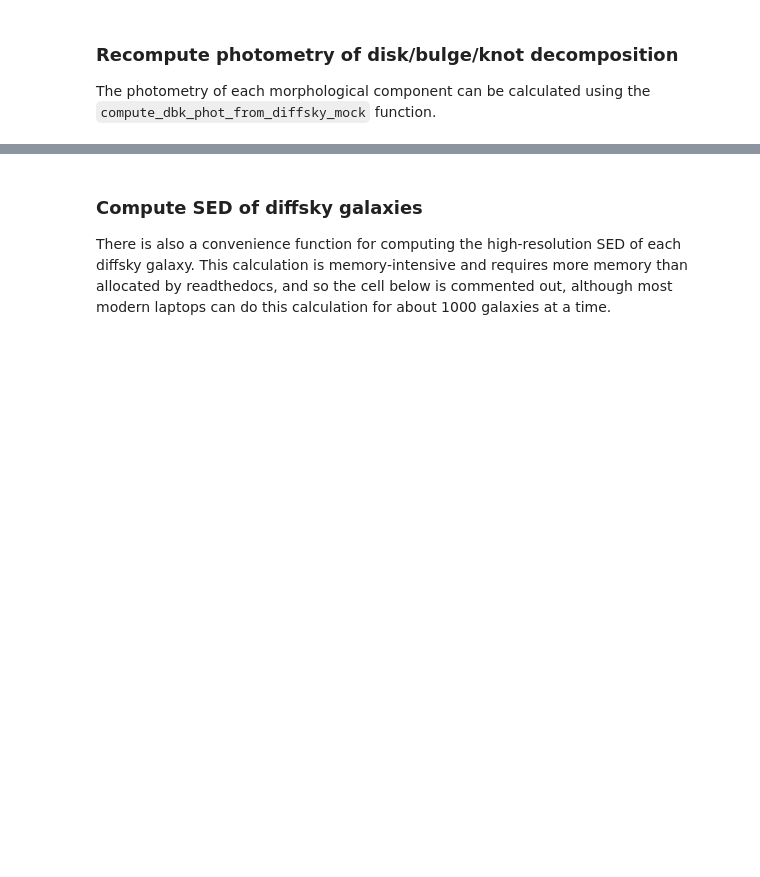
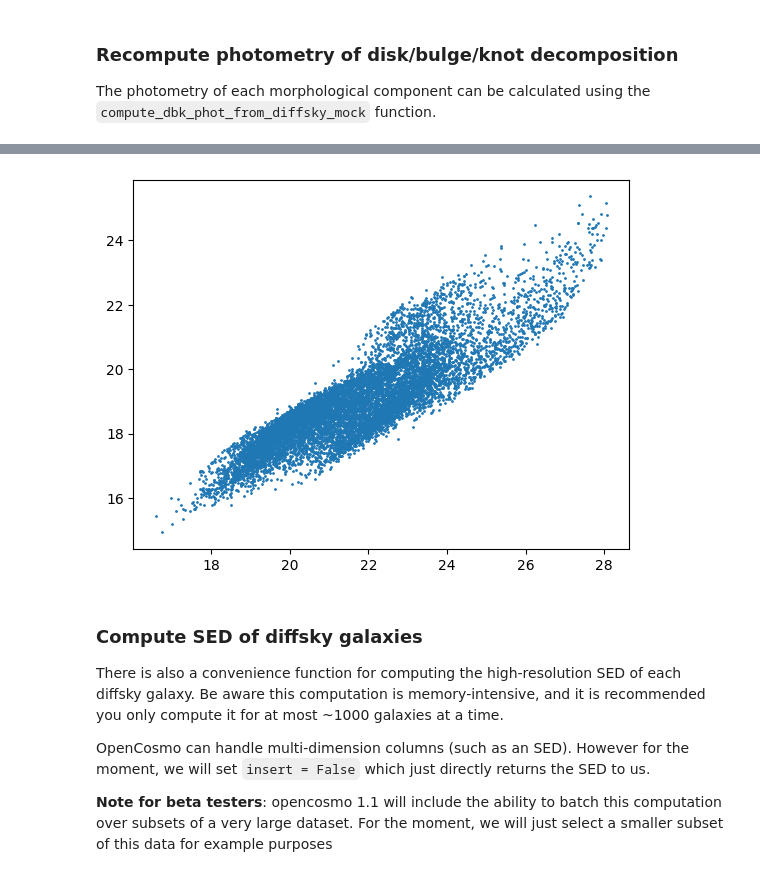
Before and after one commit to ArgonneCPAC/diffsky, a Jupyter notebook: docs/source/demo_diffsky_recompute_from_mock.ipynb, the cells around one changed output, grey strips where cells are left out. Cells and saved outputs as stored; diff of their text form; code cells hidden in the pictures; blank space fills up the shorter version.

```diff
--- a/docs/source/demo_diffsky_recompute_from_mock.ipynb
+++ b/docs/source/demo_diffsky_recompute_from_mock.ipynb
@@ -28,4 +57,4 @@ Additionally, the :code:`load_diffsky_mock` function returns auxilliary data whi
 # %%
-print("Columns:", catalog.columns)
-print("Transmission curves:", aux_data["tcurves"]._fields)
+catalog = catalog.with_redshift_range(0.1, 0.2).take(10_000)
+catalog
 # %% [output]
@@ -43,0 +82,6 @@ assert np.allclose(exisiting_photometry['lsst_i'], computed_photometry['lsst_i']
+# %%
+from diffsky.data_loaders.opencosmo_utils import compute_phot_from_diffsky_mock
+catalog = compute_phot_from_diffsky_mock(catalog, aux_data, bands = ["lsst_u", "lsst_i"], insert = True)
+photometry = catalog.select(("lsst_u", "lsst_i", "lsst_u_new", "lsst_i_new")).get_data("numpy")
+assert np.allclose(photometry['lsst_u'], photometry['lsst_u_new'], atol=1e-2)
+assert np.allclose(photometry['lsst_i'], photometry['lsst_i_new'], atol=1e-2)
@@ -47,8 +93,8 @@ assert np.allclose(exisiting_photometry['lsst_i'], computed_photometry['lsst_i']
 The photometry of each morphological component can be calculated using the `compute_dbk_phot_from_diffsky_mock` function.
 # %%
 from diffsky.data_loaders.opencosmo_utils import compute_dbk_phot_from_diffsky_mock
-computed_dbk_photometry = compute_dbk_phot_from_diffsky_mock(catalog, aux_data, z_phot_table, bands = ["lsst_u", "lsst_i"], insert = False)
-exisiting_bulge_photometry = catalog.select(("lsst_u_bulge", "lsst_i_bulge")).get_data("numpy")
+catalog = compute_dbk_phot_from_diffsky_mock(catalog, aux_data, bands = ["lsst_u", "lsst_i"], insert = True)
+photometry = catalog.select(("lsst_u_bulge", "lsst_i_bulge", "lsst_u_bulge_new", "lsst_i_bulge_new")).get_data("numpy")
 
-assert np.allclose(exisiting_bulge_photometry['lsst_u_bulge'], computed_db_photometry['lsst_u_bulge'], rtol=1e-4)
-assert np.allclose(exisiting_bulge_photometry['lsst_i_bulge'], computed_db_photometry['lsst_i_bulge'], rtol=1e-4)
+assert np.allclose(photometry['lsst_u_bulge'], photometry['lsst_u_bulge_new'], rtol=1e-2)
+assert np.allclose(photometry['lsst_i_bulge'], photometry['lsst_i_bulge_new'], rtol=1e-2)
@@ -55,5 +130,19 @@ assert np.allclose(exisiting_bulge_photometry['lsst_i_bulge'], computed_db_photo
+# %%
+from diffsky.data_loaders.opencosmo_utils import compute_dbk_phot_from_diffsky_mock
+catalog = compute_phot_from_diffsky_mock(catalog, aux_data, bands = ["fake_band_1", "fake_band_2"], insert = True)
+fake_magnitudes = catalog.select(("fake_band_1", "fake_band_2")).get_data("numpy")
+
+fig, ax = plt.subplots(1, 1)
+
+__=ax.scatter(fake_magnitudes["fake_band_1"], fake_magnitudes["fake_band_2"], s=1)
+# %% [output]
+[figure, added]
 # %% [markdown]
 ### Compute SED of diffsky galaxies
 
-There is also a convenience function for computing the high-resolution SED of each diffsky galaxy. This calculation is memory-intensive and requires more memory than allocated by readthedocs, and so the cell below is commented out, although most modern laptops can do this calculation for about 1000 galaxies at a time.
+There is also a convenience function for computing the high-resolution SED of each diffsky galaxy. Be aware this computation is memory-intensive, and it is recommended you only compute it for at most ~1000 galaxies at a time.
+
+OpenCosmo can handle multi-dimension columns (such as an SED). However for the moment, we will set `insert = False` which  just directly returns the SED to us.
+
+**Note for beta testers**: opencosmo 1.1 will include the ability to batch this computation over subsets of a very large dataset. For the moment, we will just select a smaller subset of this data for example purposes
 # %%
```
Also changed, not shown: parts of 20 cells of this notebook, 2 other files.
